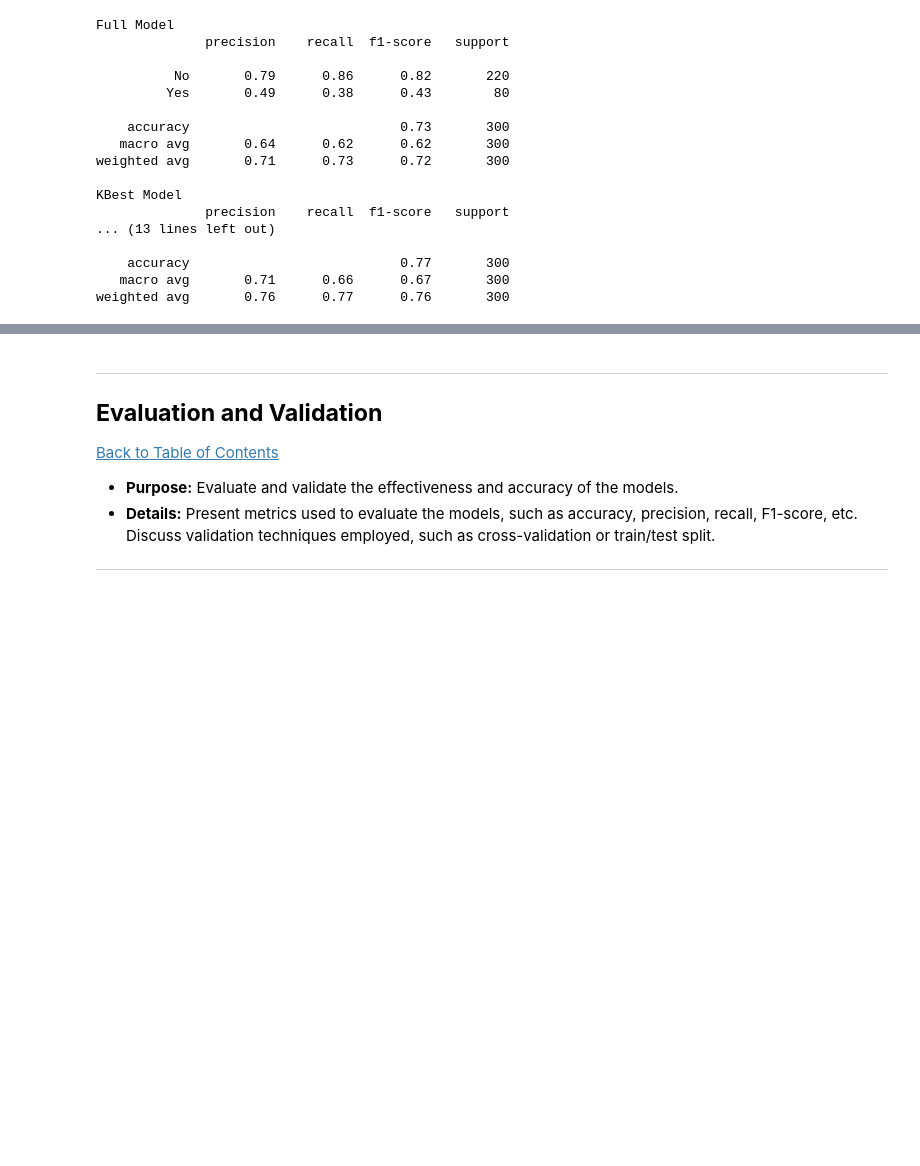
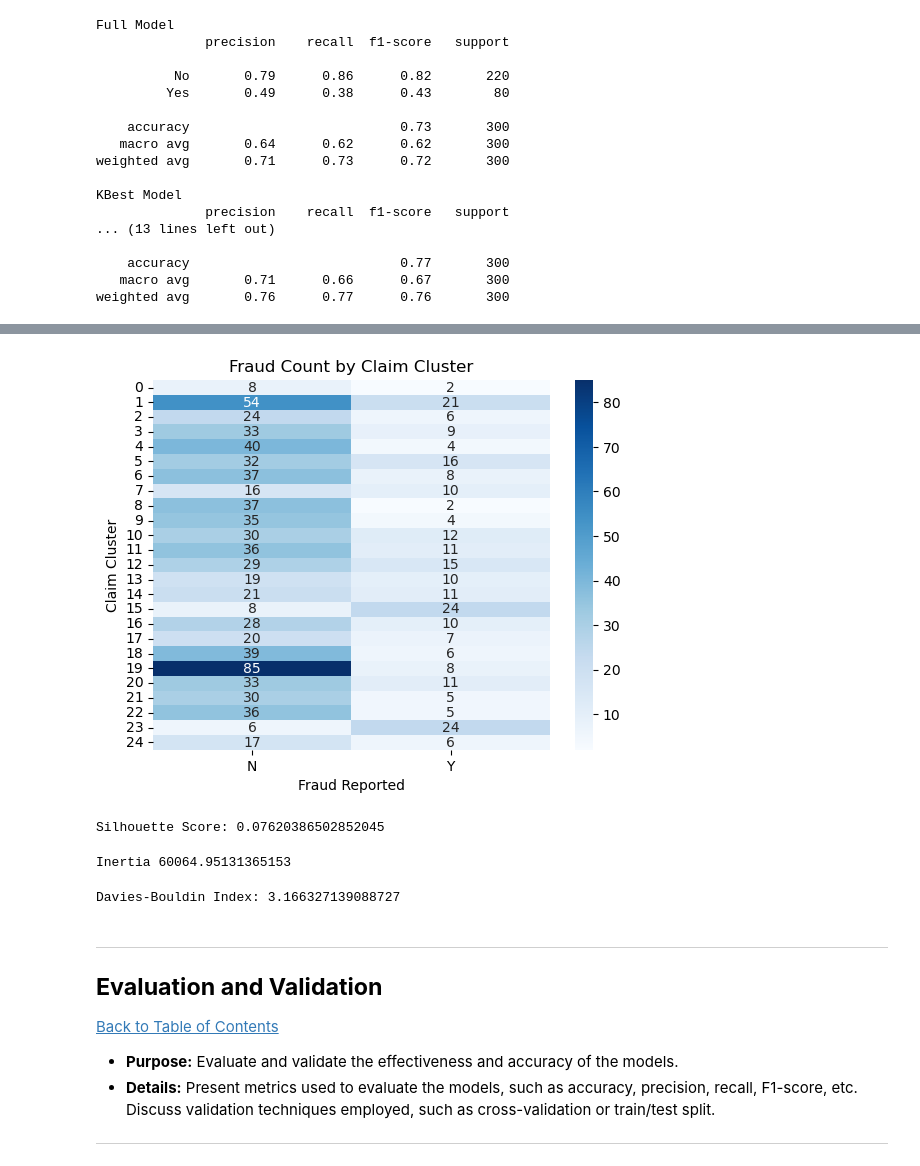
Before and after one commit to mzwandile-stuurman/insurance_claims, a Jupyter notebook: QCTO---Workplace-Module-Notebook-Template-4571.ipynb, the cells around one changed output, grey strips where cells are left out. Saved outputs shown, nothing was run; the diff lists cells and outputs as text; code cells hidden in the pictures; blank space fills up the shorter version.

Commit message:
Final Model

```diff
--- a/QCTO---Workplace-Module-Notebook-Template-4571.ipynb
+++ b/QCTO---Workplace-Module-Notebook-Template-4571.ipynb
@@ -1034,0 +1292,5 @@ weighted avg       0.76      0.77      0.76       300
+# %%
+# Choose 25 clusters from the Elbow method
+Kmeans =KMeans(n_clusters=25,random_state=42)
+clusters = Kmeans.fit_predict(X_cluster_scaled)
+dataset['claim_cluster'] = clusters
@@ -1035,3 +1341,40 @@ weighted avg       0.76      0.77      0.76       300
+# %%
+import seaborn as sns
+import matplotlib.pyplot as plt
+
+# Create the crosstab
+crosstab = pd.crosstab(dataset['claim_cluster'], dataset['fraud_reported'])
+
+# Heatmap
+sns.heatmap(crosstab, annot=True, cmap='Blues')
+plt.title('Fraud Count by Claim Cluster')
+plt.xlabel('Fraud Reported')
+plt.ylabel('Claim Cluster')
+plt.show()
+# %% [output]
+[figure, added]
+# %%
+#measure model accuracy
+from sklearn.metrics import silhouette_score
+
+# Assuming you have your data in `X` and cluster labels from KMeans in `labels`
+score = silhouette_score(X_cluster_scaled, Kmeans.labels_)
+print("Silhouette Score:", score)
+# %% [output]
+Silhouette Score: 0.07620386502852045
+# %%
+# check using WCSS
+
+print('Inertia',Kmeans.inertia_)
+# %% [output]
+Inertia 60064.95131365153
+# %%
+from sklearn.metrics import davies_bouldin_score
+
+db_score = davies_bouldin_score(X_cluster_scaled, Kmeans.labels_)
+print("Davies-Bouldin Index:", db_score)
+# %% [output]
+Davies-Bouldin Index: 3.166327139088727
 # %% [markdown]
 ---
 <a href=#seven></a>
```
Also changed, not shown: parts of 69 cells of this notebook, 2 other files.
